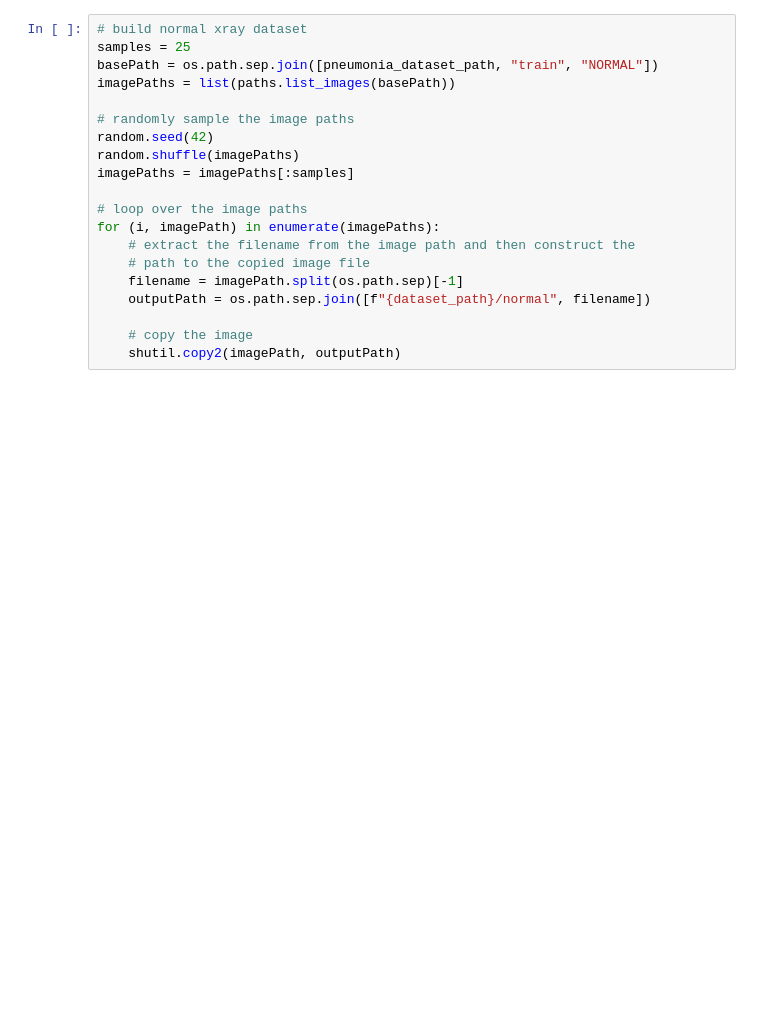
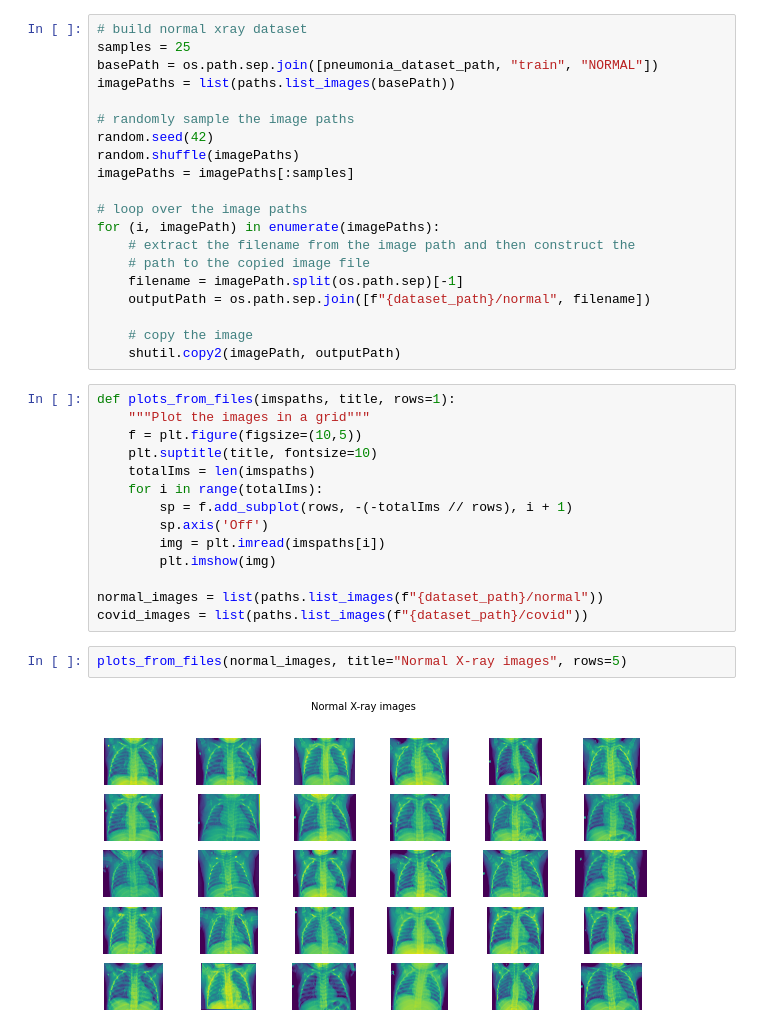
Before and after one commit to sjdonado/covid19-xray-detector, a Jupyter notebook: covid19_xray.ipynb, the cells around one changed output. Drawn from its saved outputs; the diff is of its cells as text; blank space fills up the shorter version.

Commit message:
feat: Plot from dataset images

```diff
--- a/covid19_xray.ipynb
+++ b/covid19_xray.ipynb
@@ -101,3 +106,21 @@ for (i, imagePath) in enumerate(imagePaths):
 
     # copy the image
     shutil.copy2(imagePath, outputPath)
+# %%
+def plots_from_files(imspaths, title, rows=1):
+    """Plot the images in a grid"""
+    f = plt.figure(figsize=(10,5))
+    plt.suptitle(title, fontsize=10)
+    totalIms = len(imspaths)
+    for i in range(totalIms):
+        sp = f.add_subplot(rows, -(-totalIms // rows), i + 1)
+        sp.axis('Off')
+        img = plt.imread(imspaths[i])
+        plt.imshow(img)
+
+normal_images = list(paths.list_images(f"{dataset_path}/normal"))
+covid_images = list(paths.list_images(f"{dataset_path}/covid"))
+# %%
+plots_from_files(normal_images, title="Normal X-ray images", rows=5)
+# %% [output]
+[figure, added]
```
Also changed, not shown: parts of 6 cells of this notebook.
